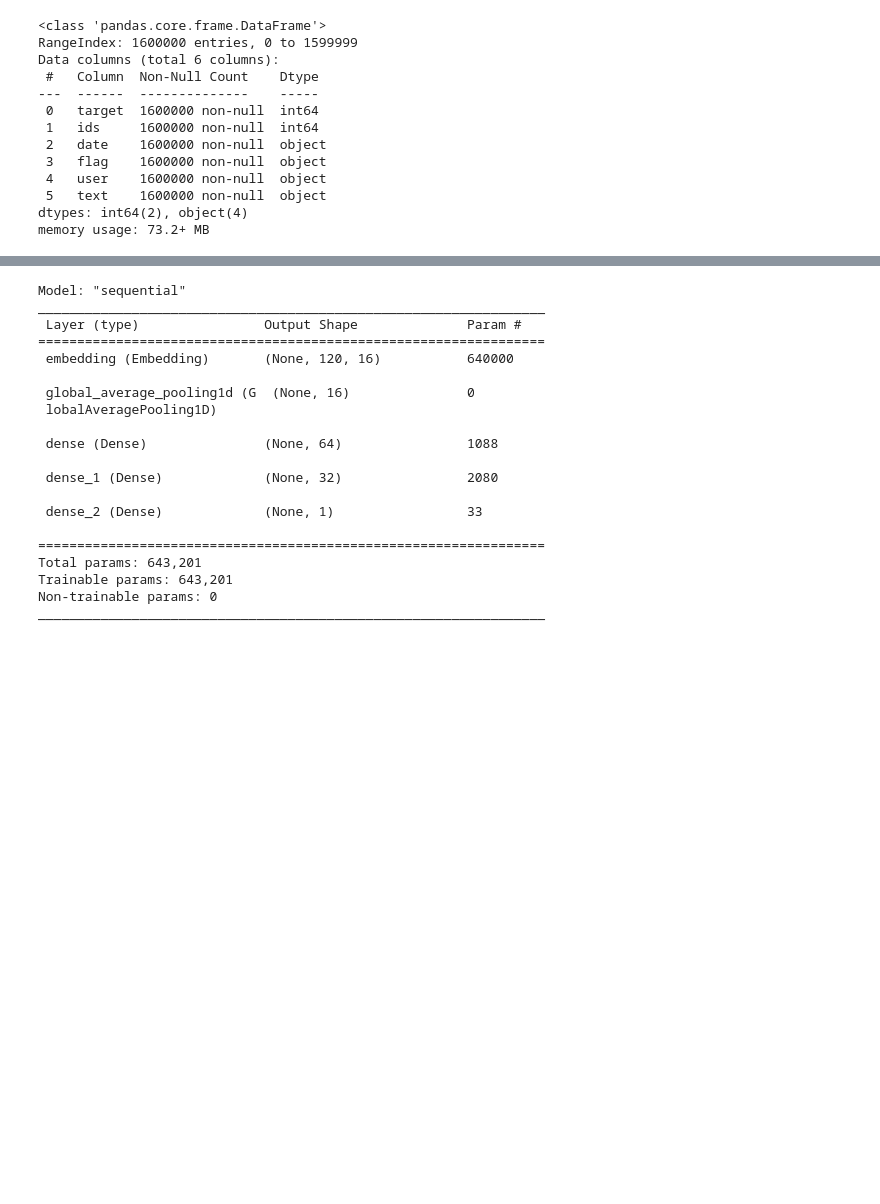
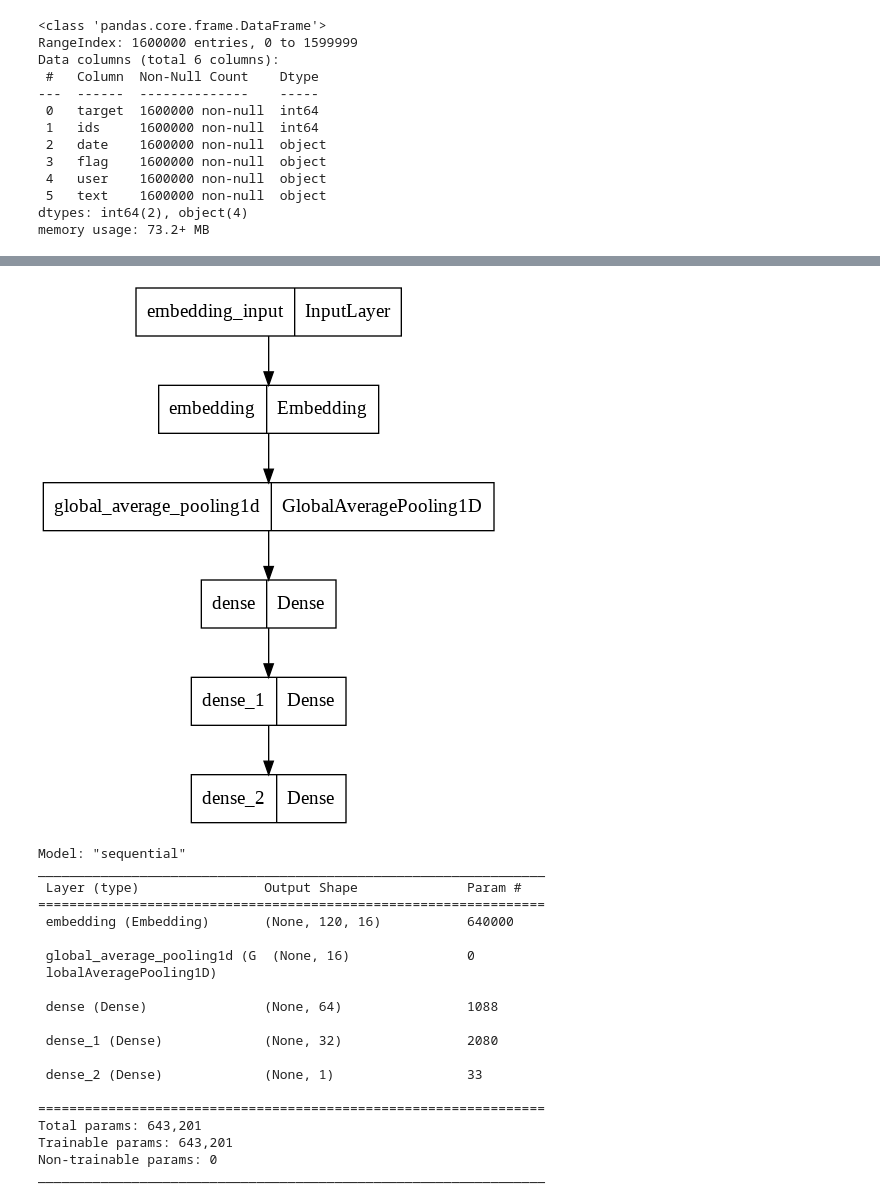
Before and after one commit to MeghanshBansal/NLP, a Jupyter notebook: sentimentanalysis.ipynb, the cells around one changed output, grey strips where cells are left out. Drawn from its saved outputs; the diff is of its cells as text; code cells hidden in the pictures; blank space fills up the shorter version.

```diff
--- a/sentimentanalysis.ipynb
+++ b/sentimentanalysis.ipynb
@@ -201,6 +287,11 @@ model=keras.models.Sequential([
 ])
 # %%
 model.compile(loss='binary_crossentropy', optimizer='adam', metrics=['accuracy'])
+# %%
+from tensorflow.keras.utils import plot_model
+plot_model(model)
+# %% [output]
+[figure, added]
 # %%
 model.summary()
 # %% [output]
```
Also changed, not shown: parts of 37 cells of this notebook.
